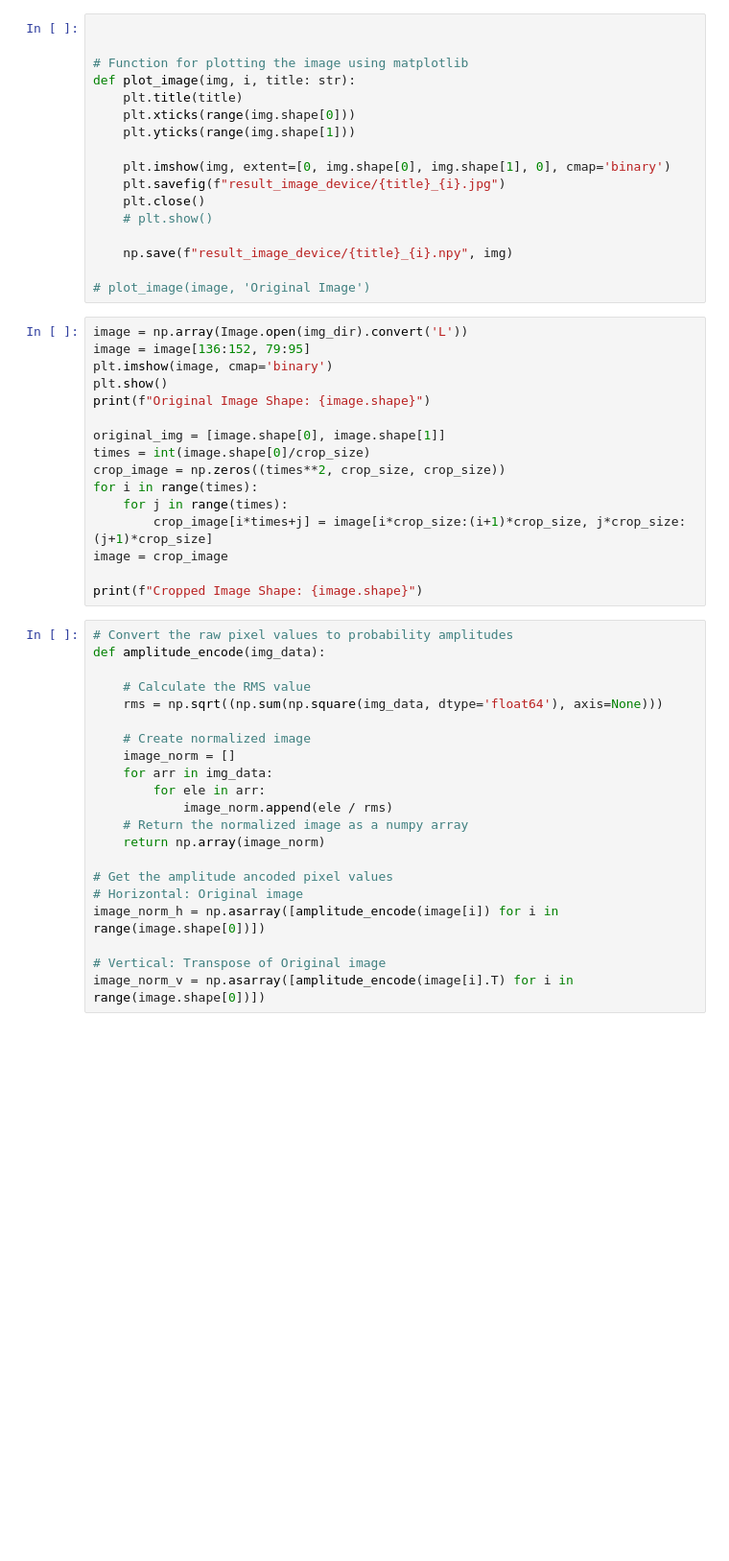
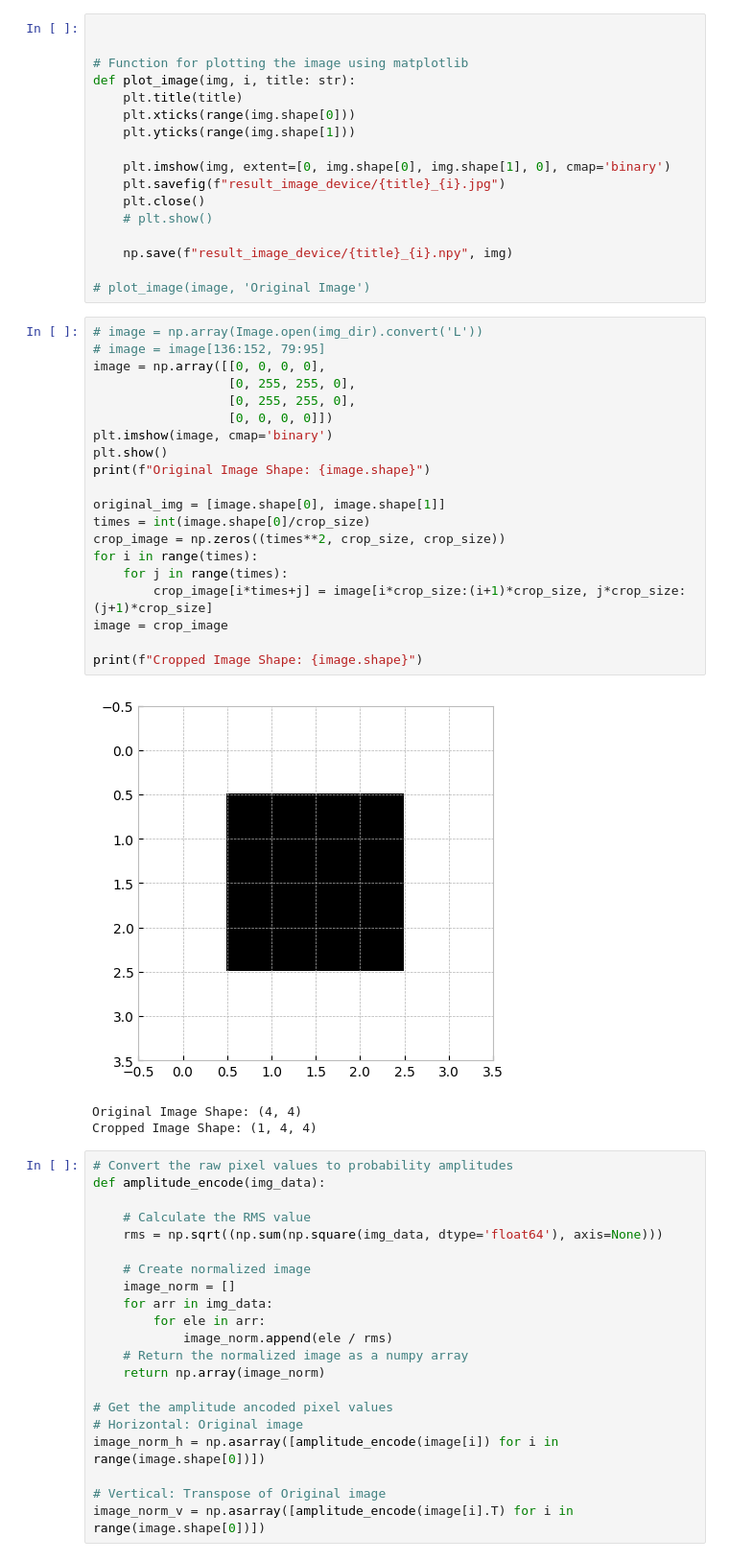
Before and after one commit to chungen04/NTUEE_CommLab, a Jupyter notebook: QHED_device.ipynb, the cells around one changed output. Shown at 96% size. Saved outputs shown, nothing was run; the diff lists cells and outputs as text; blank space fills up the shorter version.

```diff
--- a/QHED_device.ipynb
+++ b/QHED_device.ipynb
@@ -44,21 +46,29 @@ def plot_image(img, i, title: str):
 
 # plot_image(image, 'Original Image')
 # %%
-image = np.array(Image.open(img_dir).convert('L'))
-image = image[136:152, 79:95]
+# image = np.array(Image.open(img_dir).convert('L'))
+# image = image[136:152, 79:95]
+image = np.array([[0, 0, 0, 0],
+                  [0, 255, 255, 0],
+                  [0, 255, 255, 0],
+                  [0, 0, 0, 0]])
 plt.imshow(image, cmap='binary')
 plt.show()
 print(f"Original Image Shape: {image.shape}")
 
 original_img = [image.shape[0], image.shape[1]]
 times = int(image.shape[0]/crop_size)
 crop_image = np.zeros((times**2, crop_size, crop_size))
 for i in range(times):
     for j in range(times):
         crop_image[i*times+j] = image[i*crop_size:(i+1)*crop_size, j*crop_size:(j+1)*crop_size]
 image = crop_image
 
 print(f"Cropped Image Shape: {image.shape}")
+# %% [output]
+[figure, added]
+Original Image Shape: (4, 4)
+Cropped Image Shape: (1, 4, 4)
 # %%
 # Convert the raw pixel values to probability amplitudes
 def amplitude_encode(img_data):
```
Also changed, not shown: parts of 2 cells of this notebook, 2 other files.
